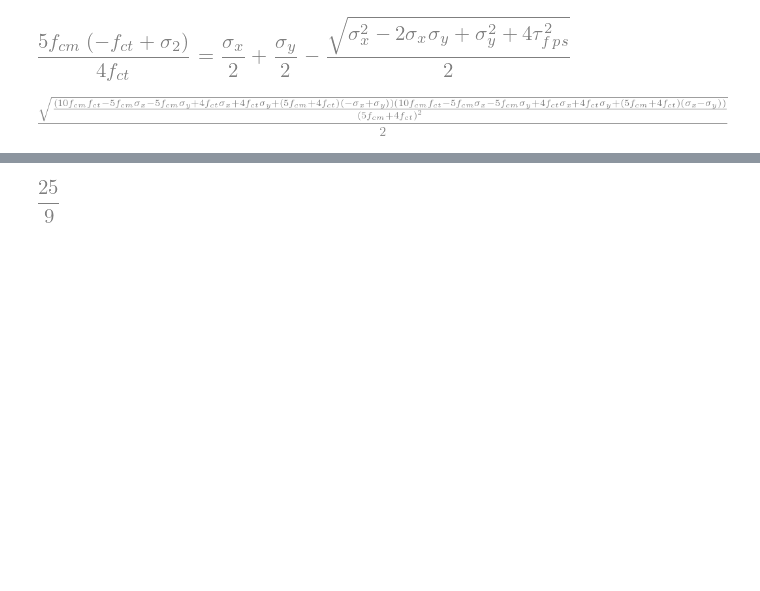
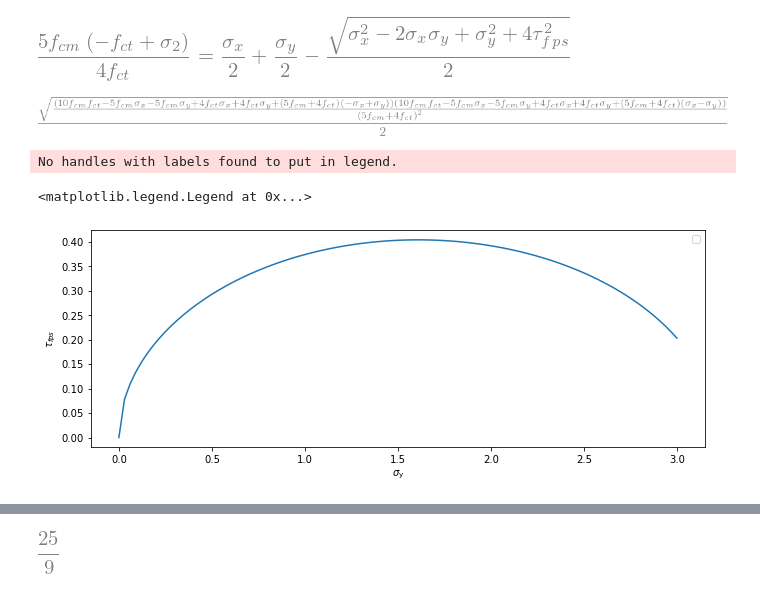
Before and after one commit to bmcs-group/bmcs_shear_zone, a Jupyter notebook: notebooks/fib/crack_tip_martin_concept_implementation.ipynb, the cells around one changed output, grey strips where cells are left out. Cells and saved outputs as stored; diff of their text form; code cells hidden in the pictures; blank space fills up the shorter version.

```diff
--- a/notebooks/fib/crack_tip_martin_concept_implementation.ipynb
+++ b/notebooks/fib/crack_tip_martin_concept_implementation.ipynb
@@ -318,3 +322,20 @@ tau_fps_solved = sp.solve(sig_1_eq.subs(sigma_2, D_xy[1,1]), tau_fps)[0]
 tau_fps_solved
 # %% [output]
 [figure]
+# %%
+tau_simplified = tau_fps_solved.subs(f_cm, 33).subs(f_ct, 3)
+get_tau_fps = sp.lambdify((sigma_x, sigma_y), tau_simplified, 'numpy')
+# %%
+import matplotlib.pylab as plt
+_, ax1 = plt.subplots(1, 1, figsize=(11,4))
+sigma_x_fix = 3
+sigma_y_var = np.linspace(0, 3, 100)
+tau_fps_val = get_tau_fps(sigma_x_fix, sigma_y_var)
+ax1.plot(sigma_y_var, tau_fps_val)#color='blue', label = r'$\sigma_{\mathrm{x}}[i]}$')
+ax1.set_xlabel(r'$\sigma_{\mathrm{y}}$')
+ax1.set_ylabel(r'$\tau_{fps}}$')
+ax1.legend()
+# %% [output]
+No handles with labels found to put in legend.
+<matplotlib.legend.Legend at 0x...>
+[figure, added]
```
Also changed, not shown: parts of 17 cells of this notebook, 8 other files.
